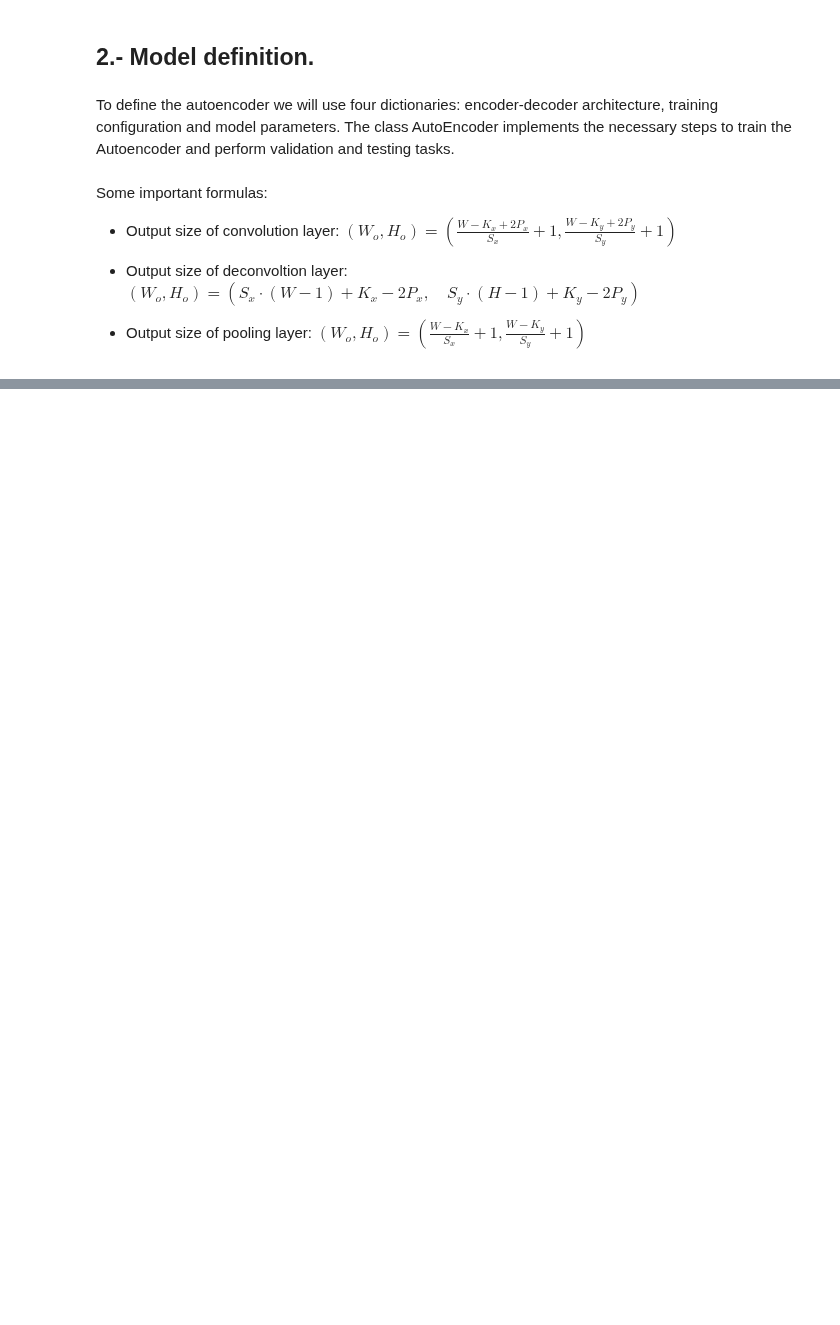
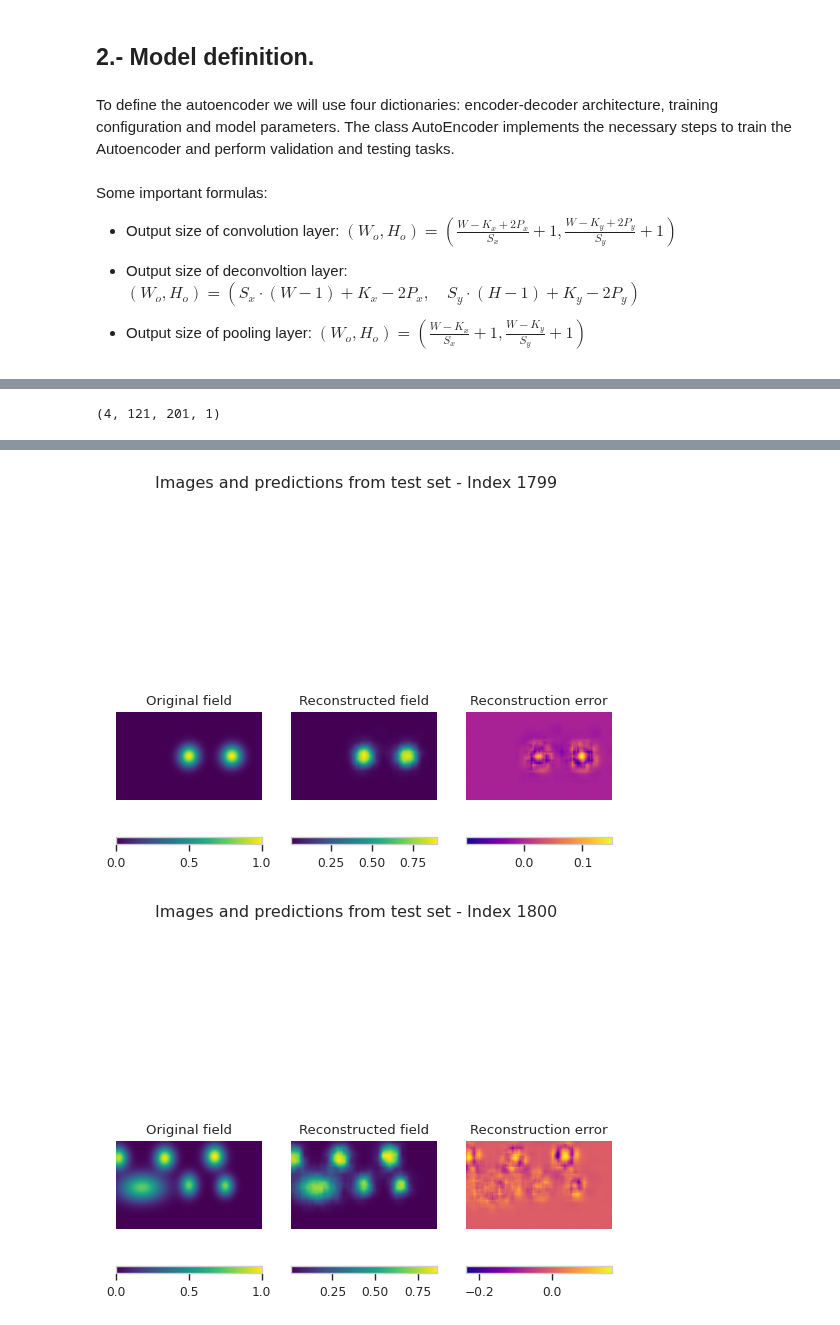
Before and after one commit to lmmartinez97/alphadrive_bp, a Jupyter notebook: highD/training/autoencoder_training.ipynb, the cells around one changed output, grey strips where cells are left out. Saved outputs shown, nothing was run; the diff lists cells and outputs as text; code cells hidden in the pictures; blank space fills up the shorter version.

```diff
--- a/highD/training/autoencoder_training.ipynb
+++ b/highD/training/autoencoder_training.ipynb
@@ -367,0 +413,41 @@ Epoch 1/200
+# %%
+def compare(autoencoder, test_set, num_plots = 3):
+
+    pic_index = np.random.randint(num_plots, len(test_set))
+
+    next_test = test_set[pic_index-num_plots:pic_index]
+    print(next_test.shape)
+    predictions = autoencoder.predict(next_test)
+
+    for i, (img, prediction) in enumerate(zip(next_test, predictions)):
+        fig = plt.figure()
+        ax1 = fig.add_subplot(1, 3, 1)
+        pl1 = ax1.imshow(img, cmap = 'viridis')
+        ax1.set_title("Original field")
+        ax1.set_xlabel("Longitudinal coordinate")
+        ax1.set_ylabel("Transversal coordinate")
+        ax1.axis('Off')
+        fig.colorbar(pl1, orientation = 'horizontal', pad = 0.1)
+
+        ax2 = fig.add_subplot(1, 3, 2)
+        pl2 = ax2.imshow(prediction, cmap = 'viridis')
+        ax2.set_title("Reconstructed field")
+        ax2.set_xlabel("Longitudinal coordinate")
+        ax2.set_ylabel("Transversal coordinate")
+        ax2.axis('Off')
+        fig.colorbar(pl2, orientation = 'horizontal', pad = 0.1)
+
+        ax3 = fig.add_subplot(1, 3, 3)
+        pl3 = ax3.imshow(np.subtract(img, prediction), cmap = 'plasma')
+        ax3.set_title("Reconstruction error")
+        ax3.set_xlabel("Longitudinal coordinate")
+        ax3.set_ylabel("Transversal coordinate")
+        ax3.axis('Off')
+        fig.colorbar(pl3, orientation = 'horizontal', pad = 0.1)
+
+        fig.suptitle("Images and predictions from test set - Index {}".format(pic_index-num_plots+i))
+    plt.show()
+# %%
+compare(autoencoder=autoencoder, test_set=test_data, num_plots=4)
+# %% [output]
+(4, 121, 201, 1)
@@ -367,0 +455,2 @@ Epoch 1/200
+[figure, added]
+[figure, added]
```
Also changed, not shown: parts of 9 cells of this notebook.
